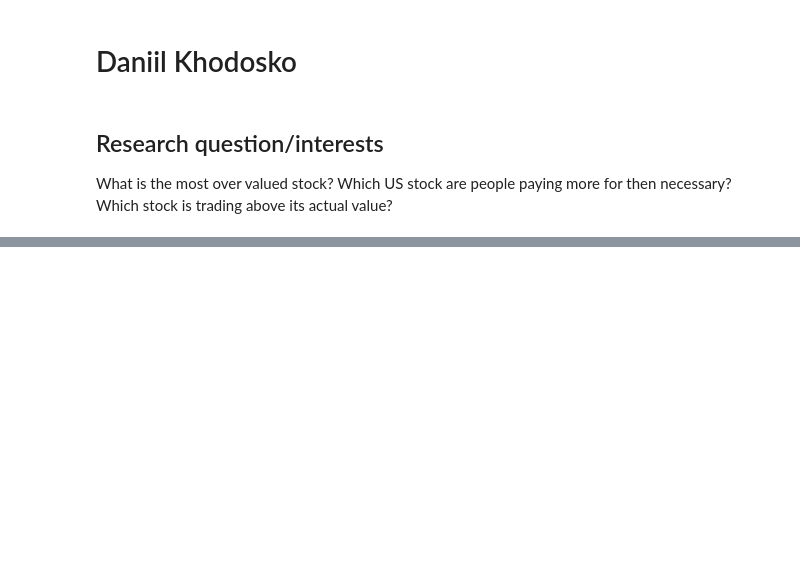
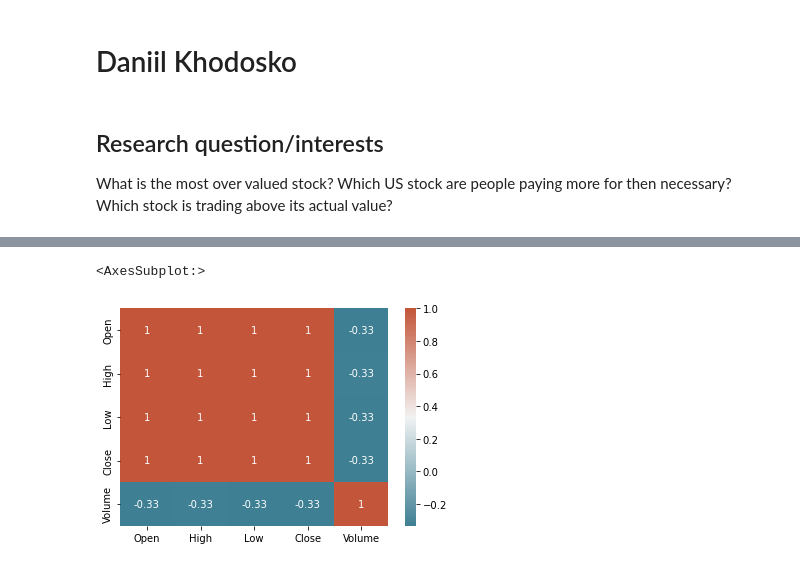
Before and after one commit to ubco-W2021T1-data301/project-group21-project, a Jupyter notebook: notebooks/analysis1.ipynb, the cells around one changed output, grey strips where cells are left out. Drawn from its saved outputs; the diff is of its cells as text; code cells hidden in the pictures; blank space fills up the shorter version.

```diff
--- a/notebooks/analysis1.ipynb
+++ b/notebooks/analysis1.ipynb
@@ -25,0 +124,12 @@ data
+# %%
+
+MSFT_df['Open'] = pd.to_numeric(MSFT_df['Open'], errors='coerce')
+MSFT_df['High'] = pd.to_numeric(MSFT_df['High'], errors='coerce')
+MSFT_df['Low'] = pd.to_numeric(MSFT_df['Low'], errors='coerce')
+MSFT_df['Close'] = pd.to_numeric(MSFT_df['Close'], errors='coerce')
+MSFT_df['Volume'] = pd.to_numeric(MSFT_df['Volume'], errors='coerce')
+corr = MSFT_df.corr()# plot the heatmap
+sns.heatmap(corr, xticklabels=corr.columns, yticklabels=corr.columns, annot=True, cmap=sns.diverging_palette(220, 20, as_cmap=True))
+# %% [output]
+<AxesSubplot:>
+[figure, added]
```
Also changed, not shown: parts of 20 cells of this notebook.
